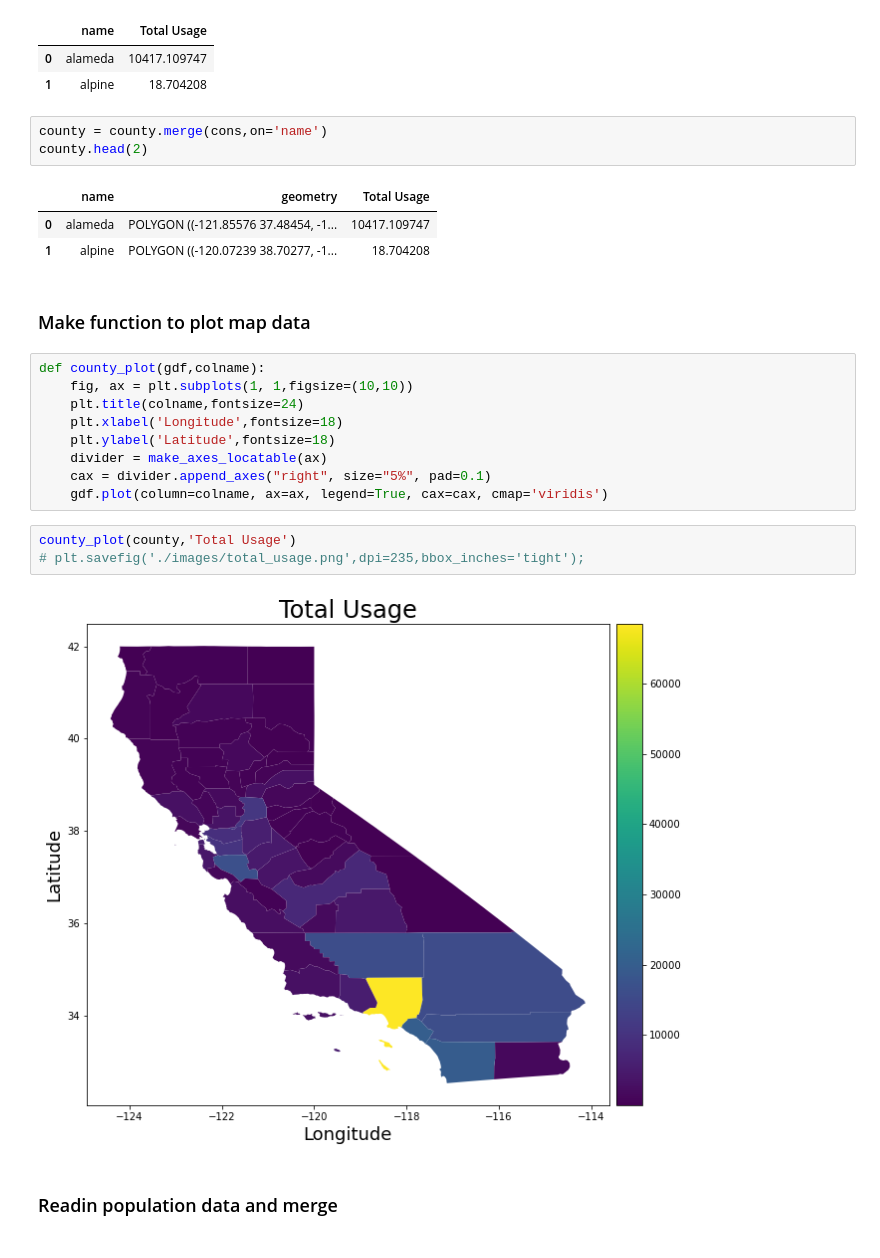
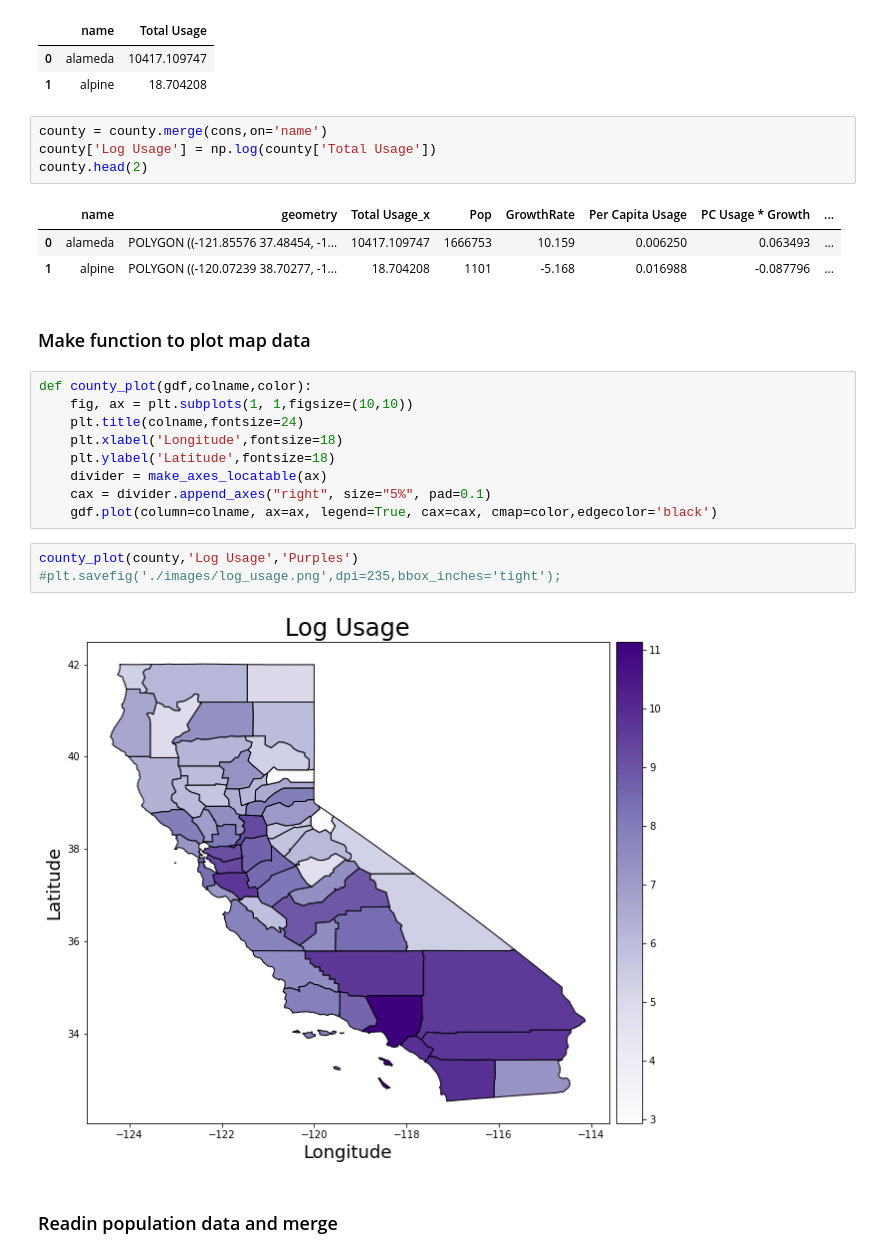
Before and after one commit to sjhawkes/cal_power, a Jupyter notebook: 02_Maps.ipynb, the cells around one changed output. Cells and saved outputs as stored; diff of their text form.

```diff
--- a/02_Maps.ipynb
+++ b/02_Maps.ipynb
@@ -91,27 +92,28 @@ cons.head(2)
 | 1 | alpine | 18.704208 |
 # %%
 county = county.merge(cons,on='name')
+county['Log Usage'] = np.log(county['Total Usage'])
 county.head(2)
 # %% [output]
-|  | name | geometry | Total Usage |
-| 0 | alameda | POLYGON ((-121.85576 37.48454, -1... | 10417.109747 |
-| 1 | alpine | POLYGON ((-120.07239 38.70277, -1... | 18.704208 |
+|  | name | geometry | Total Usage_x | Pop | GrowthRate | Per Capita Usage | PC Usage * Growth | ... |
+| 0 | alameda | POLYGON ((-121.85576 37.48454, -1... | 10417.109747 | 1666753 | 10.159 | 0.006250 | 0.063493 | ... |
+| 1 | alpine | POLYGON ((-120.07239 38.70277, -1... | 18.704208 | 1101 | -5.168 | 0.016988 | -0.087796 | ... |
 # %% [markdown]
 ### Make function to plot map data
 # %%
-def county_plot(gdf,colname):
+def county_plot(gdf,colname,color):
     fig, ax = plt.subplots(1, 1,figsize=(10,10))
     plt.title(colname,fontsize=24)
     plt.xlabel('Longitude',fontsize=18)
     plt.ylabel('Latitude',fontsize=18)
     divider = make_axes_locatable(ax)
     cax = divider.append_axes("right", size="5%", pad=0.1)
-    gdf.plot(column=colname, ax=ax, legend=True, cax=cax, cmap='viridis')
+    gdf.plot(column=colname, ax=ax, legend=True, cax=cax, cmap=color,edgecolor='black')
 # %%
-county_plot(county,'Total Usage')
-# plt.savefig('./images/total_usage.png',dpi=235,bbox_inches='tight');
+county_plot(county,'Log Usage','Purples')
+#plt.savefig('./images/log_usage.png',dpi=235,bbox_inches='tight');
 # %% [output]
-[figure, old version]
+[figure, new version]
 # %% [markdown]
 ### Readin population data and merge
 # %%
```
Also changed, not shown: parts of 16 cells of this notebook, 44 other files.
